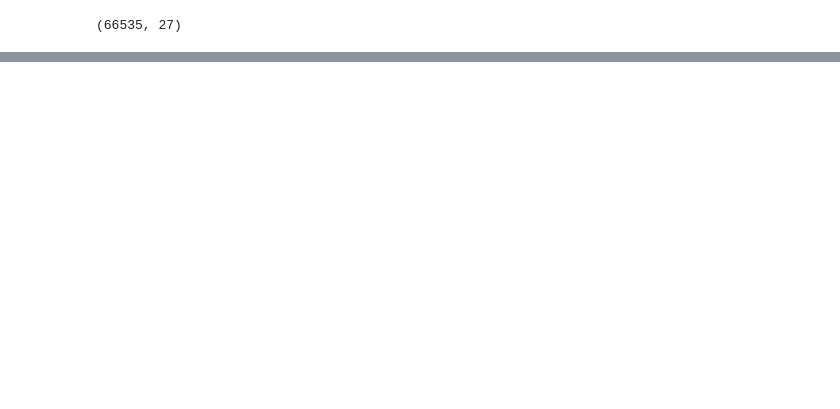
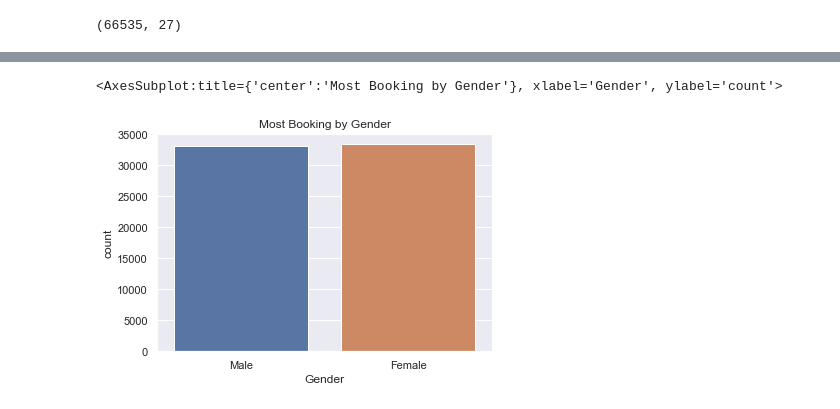
Before and after one commit to daisydicksonhart/Data-Analysis, a Jupyter notebook: Hotel Booking.ipynb, the cells around one changed output, grey strips where cells are left out. Drawn from its saved outputs; the diff is of its cells as text; code cells hidden in the pictures; blank space fills up the shorter version.

```diff
--- a/Hotel Booking.ipynb
+++ b/Hotel Booking.ipynb
@@ -183,0 +313,6 @@ booking
+# %%
+plt.title('Most Booking by Gender')
+sns.countplot(hotel['Gender'])
+# %% [output]
+<AxesSubplot:title={'center':'Most Booking by Gender'}, xlabel='Gender', ylabel='count'>
+[figure, added]
```
Also changed, not shown: parts of 43 cells of this notebook.
